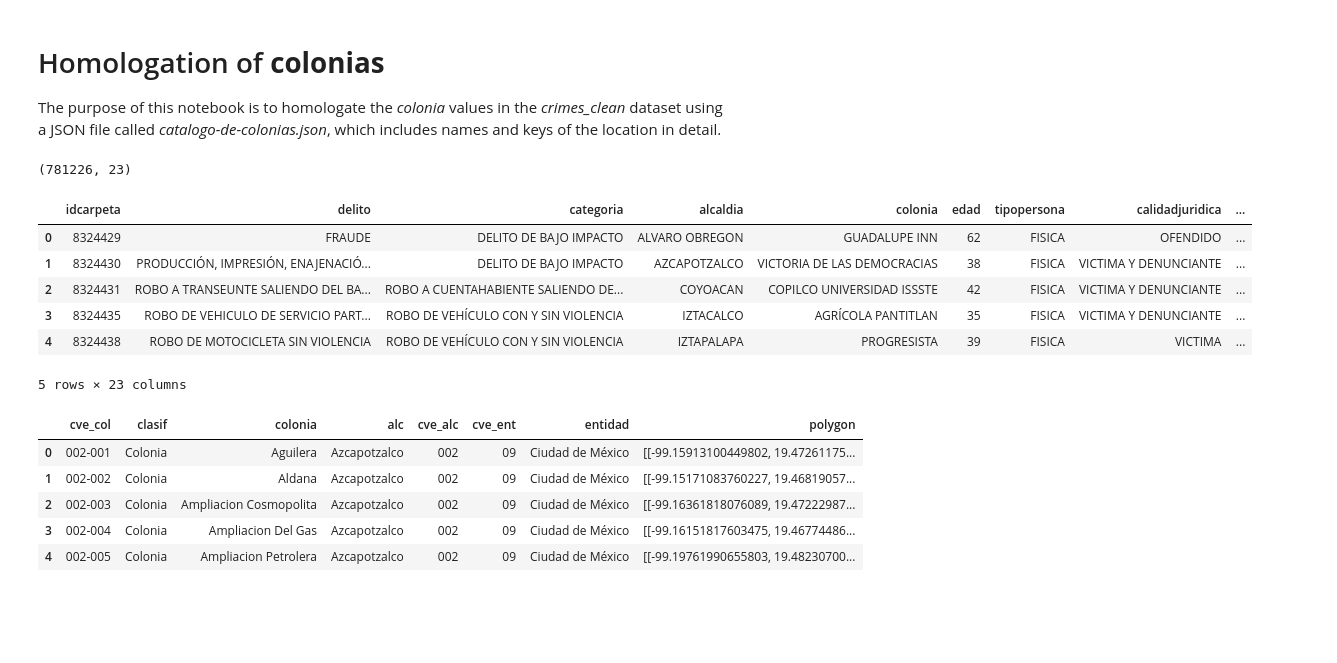
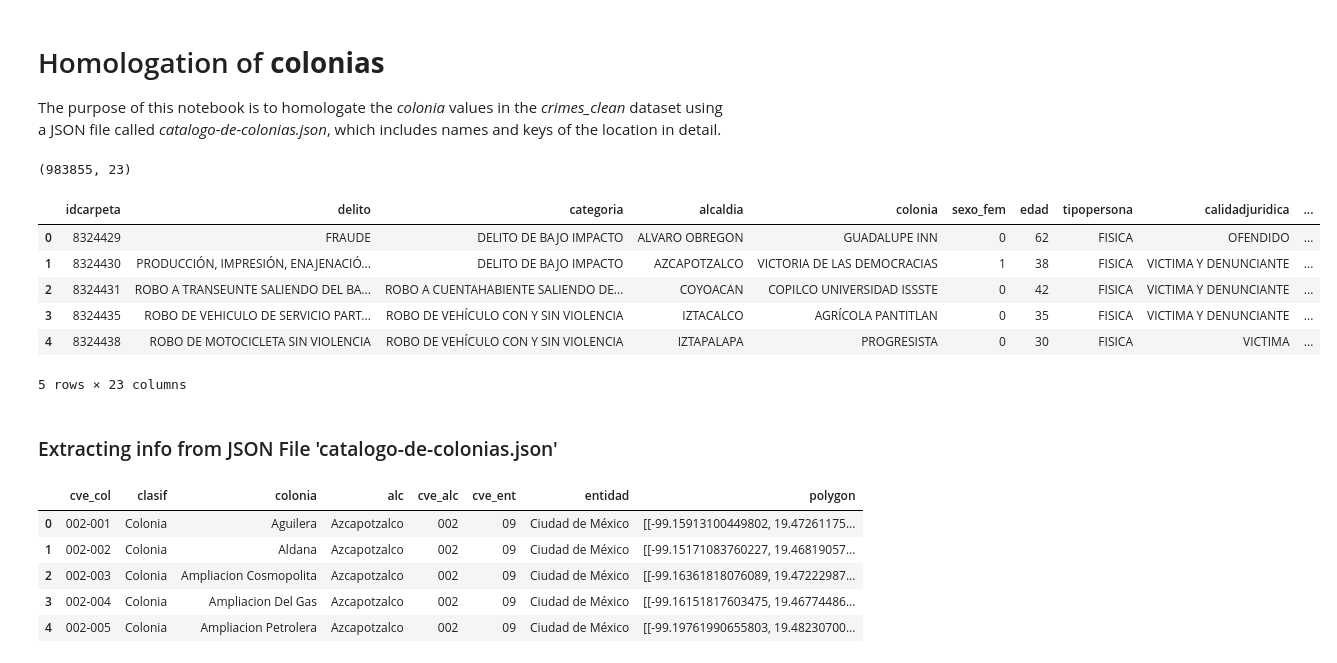
Before and after one commit to marcocasillas91/sdc-security, a Jupyter notebook: notebooks/3_colonia_homologation.ipynb, the cells around one changed output. Cells and saved outputs as stored; diff of their text form; code cells hidden in the pictures; blank space fills up the shorter version.

Commit message:
New colonias homologation and updated datasets

```diff
--- a/notebooks/3_colonia_homologation.ipynb
+++ b/notebooks/3_colonia_homologation.ipynb
@@ -16,29 +16,32 @@ repo_path ='D:\Archivos\Social Data Challenge\sdc-security'
 # %%
 crime_data_path = "\datasets\crimes_clean.csv.zip"
 
 zf = zipfile.ZipFile(repo_path+crime_data_path)
 crimes = pd.read_csv(zf.open('crimes_clean.csv'))
 print(crimes.shape)
 
 
 #Changing categorical variable 'sexo' to numerical
 
 #Non optimal way of doing this is using lambda functions
 #crimes["sexo_fem"] = crimes['sexo'].apply(lambda x: 1 if x.upper() == 'FEMENINO' else 0)
 
 #np.where uses vectorized operations which are highly optimized
-crimes['sexo_fem'] = np.where(crimes['sexo'].str.upper() == 'FEMENINO', 1, 0)
+if 'sexo' in crimes.columns:
+    crimes['sexo_fem'] = np.where(crimes['sexo'].str.upper() == 'FEMENINO', 1, 0)
+    del crimes["sexo"]
 
-del crimes["sexo"]
 crimes.head()
 # %% [output]
-(781226, 23)
+(983855, 23)
-|  | idcarpeta | delito | categoria | alcaldia | colonia | edad | tipopersona | calidadjuridica | ... |
-| 0 | 8324429 | FRAUDE | DELITO DE BAJO IMPACTO | ALVARO OBREGON | GUADALUPE INN | 62 | FISICA | OFENDIDO | ... |
-| 1 | 8324430 | PRODUCCIÓN, IMPRESIÓN, ENAJENACIÓ... | DELITO DE BAJO IMPACTO | AZCAPOTZALCO | VICTORIA DE LAS DEMOCRACIAS | 38 | FISICA | VICTIMA Y DENUNCIANTE | ... |
-| 2 | 8324431 | ROBO A TRANSEUNTE SALIENDO DEL BA... | ROBO A CUENTAHABIENTE SALIENDO DE... | COYOACAN | COPILCO UNIVERSIDAD ISSSTE | 42 | FISICA | VICTIMA Y DENUNCIANTE | ... |
-| 3 | 8324435 | ROBO DE VEHICULO DE SERVICIO PART... | ROBO DE VEHÍCULO CON Y SIN VIOLENCIA | IZTACALCO | AGRÍCOLA PANTITLAN | 35 | FISICA | VICTIMA Y DENUNCIANTE | ... |
-| 4 | 8324438 | ROBO DE MOTOCICLETA SIN VIOLENCIA | ROBO DE VEHÍCULO CON Y SIN VIOLENCIA | IZTAPALAPA | PROGRESISTA | 39 | FISICA | VICTIMA | ... |
+|  | idcarpeta | delito | categoria | alcaldia | colonia | sexo_fem | edad | tipopersona | calidadjuridica | ... |
+| 0 | 8324429 | FRAUDE | DELITO DE BAJO IMPACTO | ALVARO OBREGON | GUADALUPE INN | 0 | 62 | FISICA | OFENDIDO | ... |
+| 1 | 8324430 | PRODUCCIÓN, IMPRESIÓN, ENAJENACIÓ... | DELITO DE BAJO IMPACTO | AZCAPOTZALCO | VICTORIA DE LAS DEMOCRACIAS | 1 | 38 | FISICA | VICTIMA Y DENUNCIANTE | ... |
+| 2 | 8324431 | ROBO A TRANSEUNTE SALIENDO DEL BA... | ROBO A CUENTAHABIENTE SALIENDO DE... | COYOACAN | COPILCO UNIVERSIDAD ISSSTE | 0 | 42 | FISICA | VICTIMA Y DENUNCIANTE | ... |
+| 3 | 8324435 | ROBO DE VEHICULO DE SERVICIO PART... | ROBO DE VEHÍCULO CON Y SIN VIOLENCIA | IZTACALCO | AGRÍCOLA PANTITLAN | 0 | 35 | FISICA | VICTIMA Y DENUNCIANTE | ... |
+| 4 | 8324438 | ROBO DE MOTOCICLETA SIN VIOLENCIA | ROBO DE VEHÍCULO CON Y SIN VIOLENCIA | IZTAPALAPA | PROGRESISTA | 0 | 30 | FISICA | VICTIMA | ... |
 5 rows × 23 columns
+# %% [markdown]
+### Extracting info from JSON File 'catalogo-de-colonias.json'
 # %%
 catalog_path = "\datasets\catalogo-de-colonias.json"
```
Also changed, not shown: parts of 26 cells of this notebook, 3 other files.
